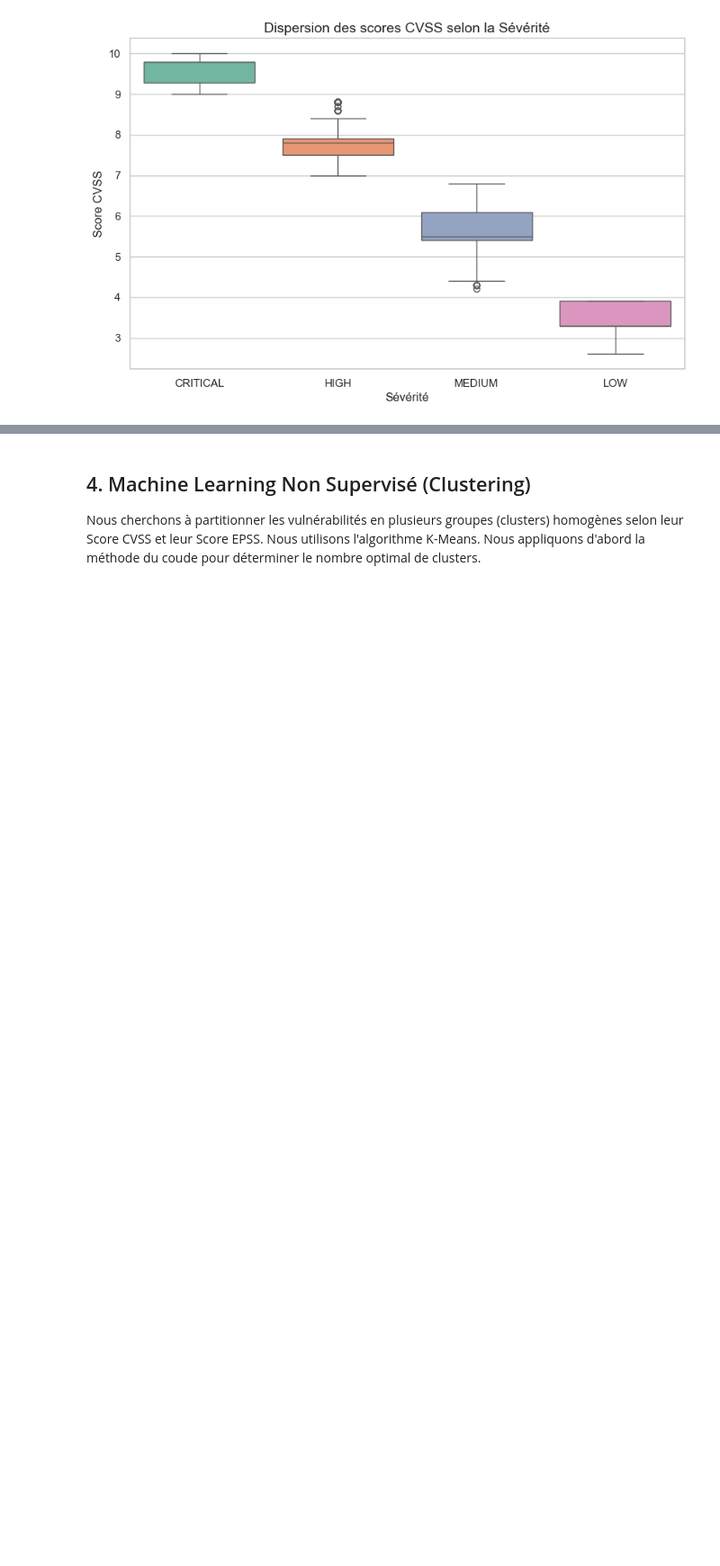
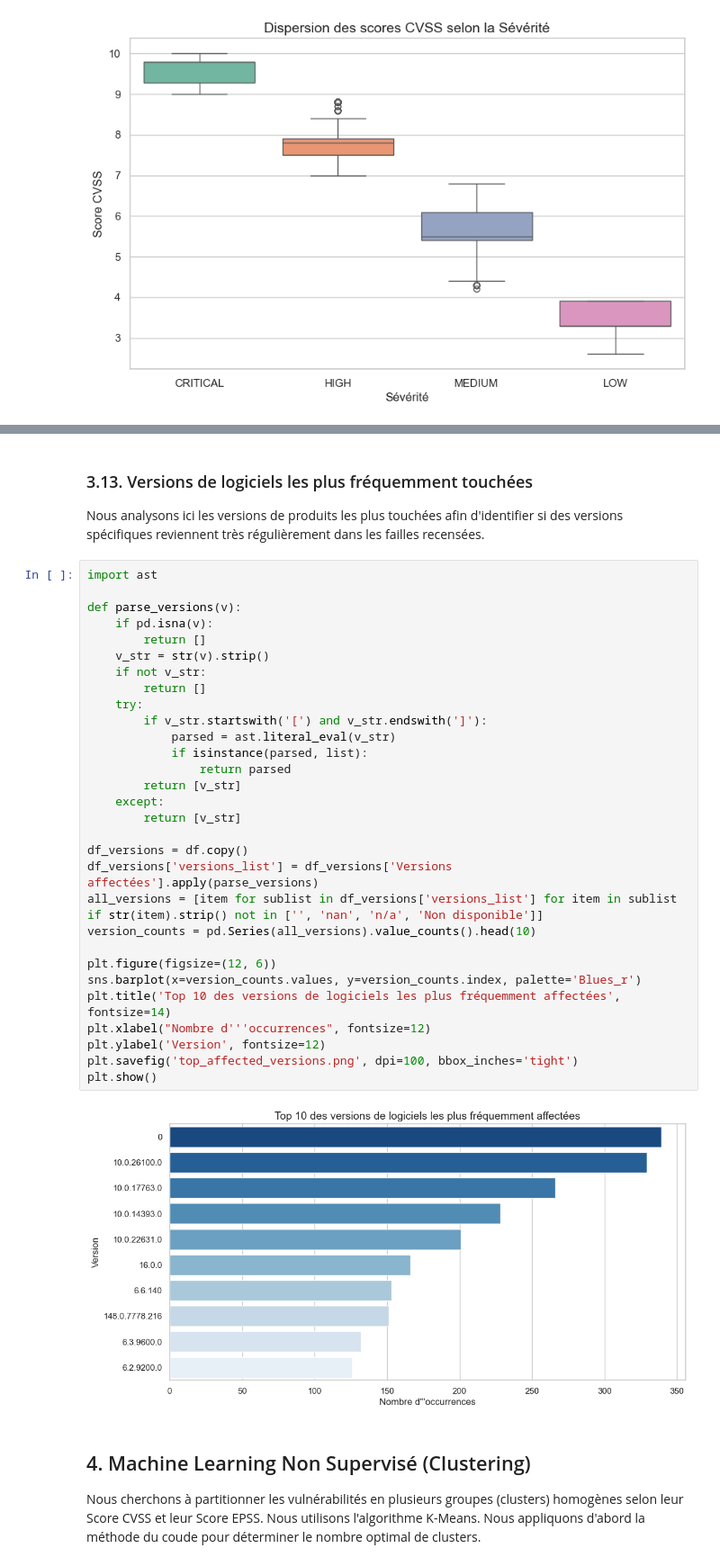
Before and after one commit to Plumeline/Project_Mastercamp_2026, a Jupyter notebook: DataAnalysis.ipynb, the cells around one changed output, grey strips where cells are left out. Shown at 90% size. Cells and saved outputs as stored; diff of their text form; blank space fills up the shorter version.

```diff
--- a/DataAnalysis.ipynb
+++ b/DataAnalysis.ipynb
@@ -250,3 +301,38 @@ plt.show()
+# %% [markdown]
+### 3.13. Versions de logiciels les plus fréquemment touchées
+Nous analysons ici les versions de produits les plus touchées afin d'identifier si des versions spécifiques reviennent très régulièrement dans les failles recensées.
+# %%
+import ast
+
+def parse_versions(v):
+    if pd.isna(v):
+        return []
+    v_str = str(v).strip()
+    if not v_str:
+        return []
+    try:
+        if v_str.startswith('[') and v_str.endswith(']'):
+            parsed = ast.literal_eval(v_str)
+            if isinstance(parsed, list):
+                return parsed
+        return [v_str]
+    except:
+        return [v_str]
+
+df_versions = df.copy()
+df_versions['versions_list'] = df_versions['Versions affectées'].apply(parse_versions)
+all_versions = [item for sublist in df_versions['versions_list'] for item in sublist if str(item).strip() not in ['', 'nan', 'n/a', 'Non disponible']]
+version_counts = pd.Series(all_versions).value_counts().head(10)
+
+plt.figure(figsize=(12, 6))
+sns.barplot(x=version_counts.values, y=version_counts.index, palette='Blues_r')
+plt.title('Top 10 des versions de logiciels les plus fréquemment affectées', fontsize=14)
+plt.xlabel("Nombre d'''occurrences", fontsize=12)
+plt.ylabel('Version', fontsize=12)
+plt.savefig('top_affected_versions.png', dpi=100, bbox_inches='tight')
+plt.show()
+# %% [output]
+[figure, added]
 # %% [markdown]
 ## 4. Machine Learning Non Supervisé (Clustering)
 Nous cherchons à partitionner les vulnérabilités en plusieurs groupes (clusters) homogènes selon leur Score CVSS et leur Score EPSS. Nous utilisons l'algorithme K-Means. Nous appliquons d'abord la méthode du coude pour déterminer le nombre optimal de clusters.
```
Also changed, not shown: parts of 6 cells of this notebook, 5 other files.
